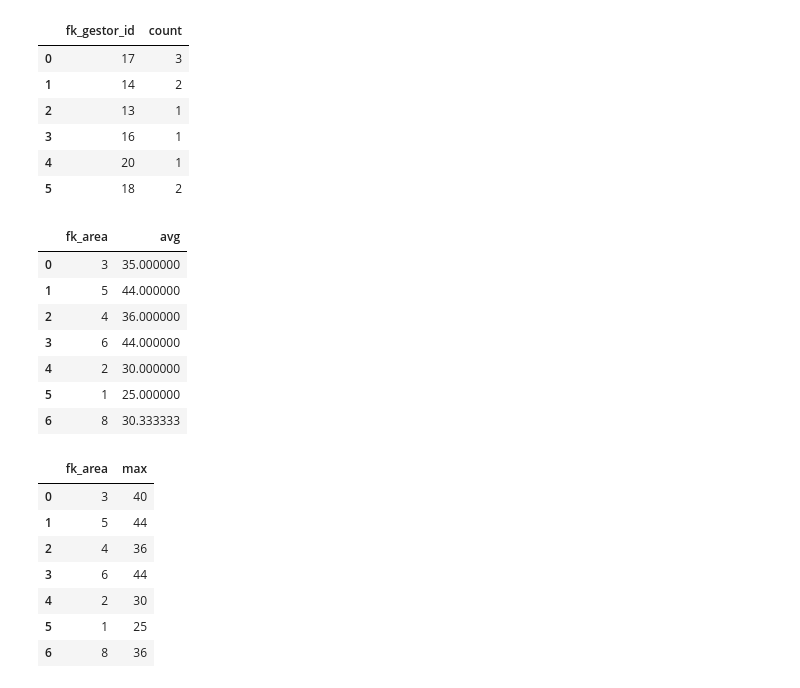
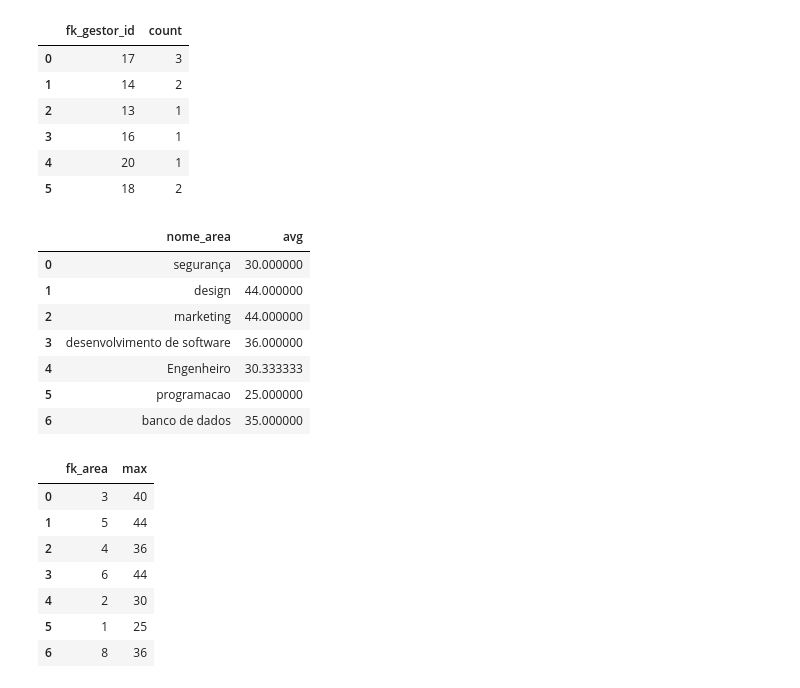
Before and after one commit to MateusLannes/Trabalho_BD1_2022, a Jupyter notebook: Files/ColabGHHL_Contrat.ipynb, the cells around one changed output. Saved outputs shown, nothing was run; the diff lists cells and outputs as text; code cells hidden in the pictures.

```diff
--- a/Files/ColabGHHL_Contrat.ipynb
+++ b/Files/ColabGHHL_Contrat.ipynb
@@ -847,20 +847,20 @@ res
 | 4 | 20 | 1 |
 | 5 | 18 | 2 |
 # %%
-res = pd.read_sql_query("""select fk_area, avg(carga_horaria) from vaga
- group by fk_area
+res = pd.read_sql_query("""select area.nome_area, avg(carga_horaria) from vaga,area
+where vaga.fk_area = area.id GROUP BY area.nome_area
  """,conn)
 res
 #mostra a carga horária média de acordo com a área de trabalho
 # %% [output]
-|  | fk_area | avg |
-| 0 | 3 | 35.000000 |
-| 1 | 5 | 44.000000 |
-| 2 | 4 | 36.000000 |
-| 3 | 6 | 44.000000 |
-| 4 | 2 | 30.000000 |
-| 5 | 1 | 25.000000 |
-| 6 | 8 | 30.333333 |
+|  | nome_area | avg |
+| 0 | segurança | 30.000000 |
+| 1 | design | 44.000000 |
+| 2 | marketing | 44.000000 |
+| 3 | desenvolvimento de software | 36.000000 |
+| 4 | Engenheiro | 30.333333 |
+| 5 | programacao | 25.000000 |
+| 6 | banco de dados | 35.000000 |
 # %%
 res = pd.read_sql_query("""select fk_area, max(carga_horaria) from vaga
  group by fk_area
```
